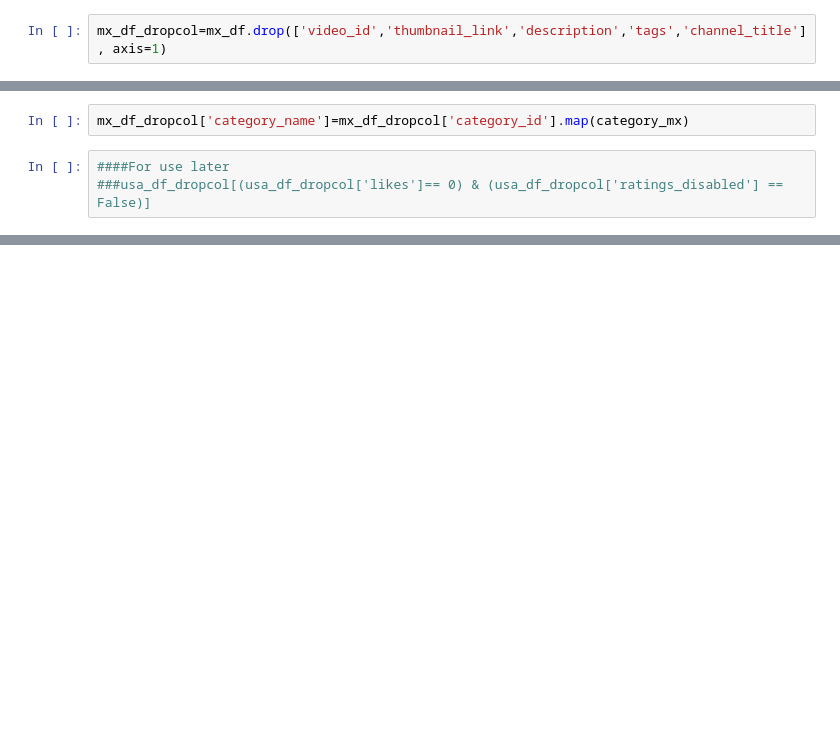
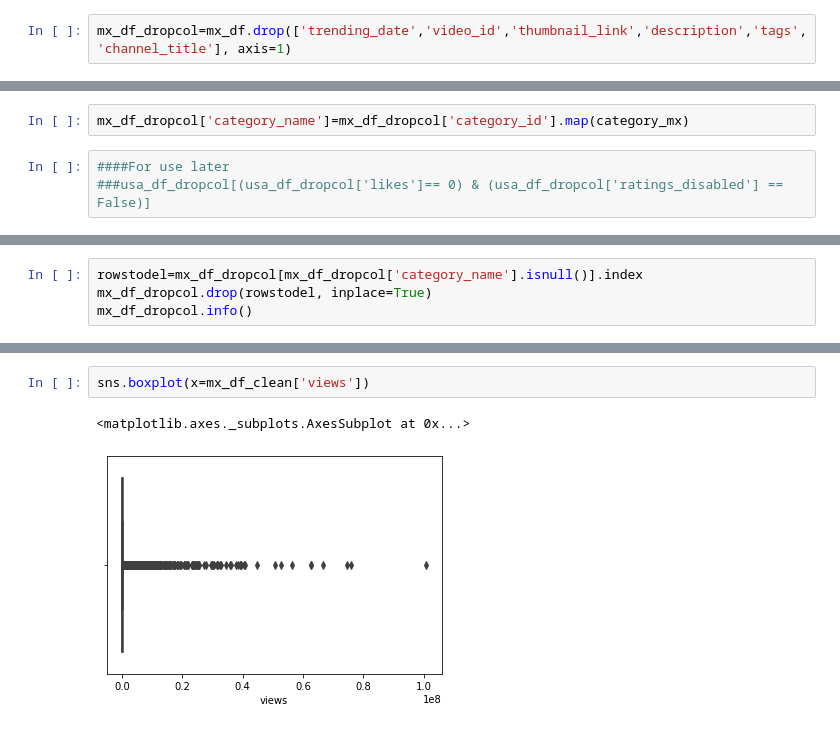
Before and after one commit to fariha23/YouTube_Data_Analysis_Video_Categories, a Jupyter notebook: YouTube_Data_Wrangling_Ver1.ipynb, the cells around one changed output, grey strips where cells are left out. Cells and saved outputs as stored; diff of their text form; blank space fills up the shorter version.

```diff
--- a/YouTube_Data_Wrangling_Ver1.ipynb
+++ b/YouTube_Data_Wrangling_Ver1.ipynb
@@ -72,5 +88,5 @@ usa_df_dropcol=usa_df.drop(['video_id','thumbnail_link','description','tags','ch
 # %%
-mx_df_dropcol=mx_df.drop(['video_id','thumbnail_link','description','tags','channel_title'], axis=1)
+mx_df_dropcol=mx_df.drop(['trending_date','video_id','thumbnail_link','description','tags','channel_title'], axis=1)
 # %%
 usa_df_dropcol.head(10)
 # %% [output]
@@ -180,0 +178,4 @@ usa_df_dropcol[(usa_df_dropcol['likes']== 0) & (usa_df_dropcol['ratings_disabled
+# %%
+rowstodel=mx_df_dropcol[mx_df_dropcol['category_name'].isnull()].index
+mx_df_dropcol.drop(rowstodel, inplace=True)
+mx_df_dropcol.info()
@@ -180,0 +236,5 @@ usa_df_dropcol[(usa_df_dropcol['likes']== 0) & (usa_df_dropcol['ratings_disabled
+# %%
+sns.boxplot(x=mx_df_clean['views'])
+# %% [output]
+<matplotlib.axes._subplots.AxesSubplot at 0x...>
+[figure, added]
```
Also changed, not shown: parts of 22 cells of this notebook.
